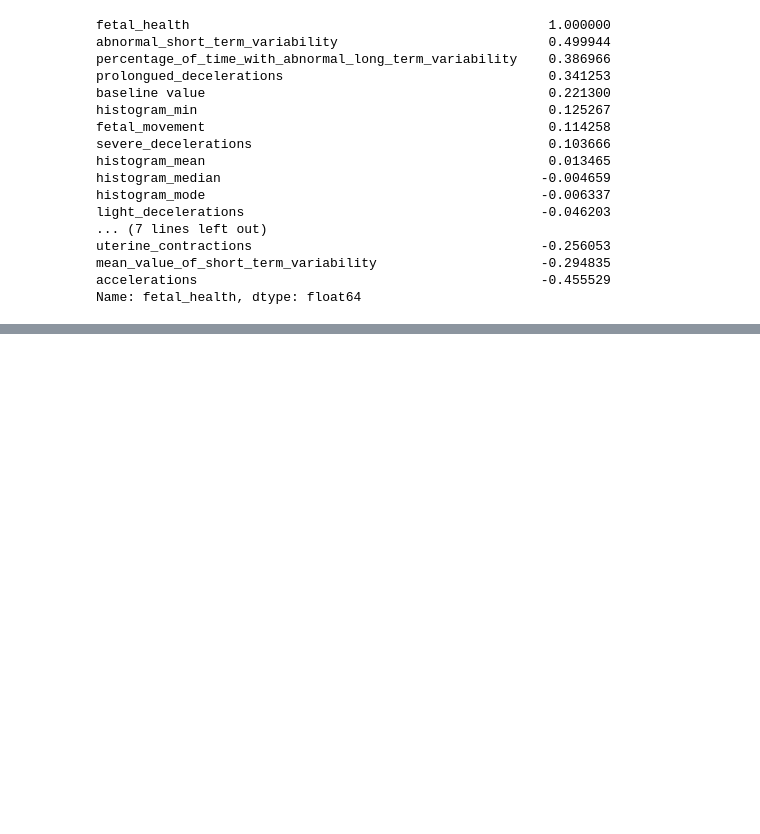
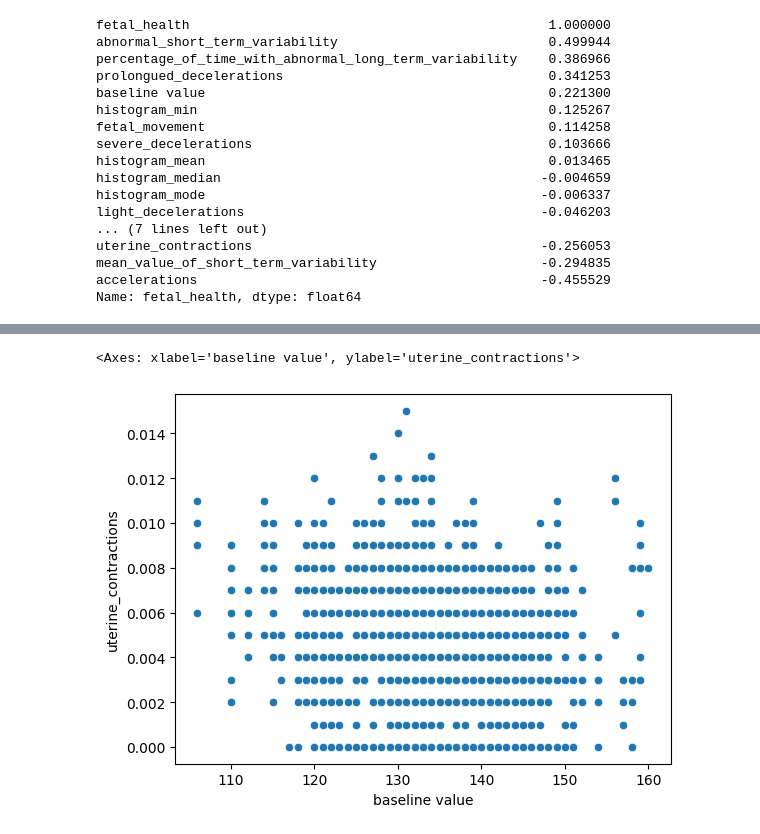
Before and after one commit to AayushParab44/Advanced_Statistics, a Jupyter notebook: EDA_Foetal_Health_Analysis notebook.ipynb, the cells around one changed output, grey strips where cells are left out. Drawn from its saved outputs; the diff is of its cells as text; code cells hidden in the pictures; blank space fills up the shorter version.

```diff
--- a/EDA_Foetal_Health_Analysis notebook.ipynb
+++ b/EDA_Foetal_Health_Analysis notebook.ipynb
@@ -439,0 +502,5 @@ Name: fetal_health, dtype: float64
+# %%
+sns.scatterplot(data=df,x='baseline value',y='uterine_contractions')
+# %% [output]
+<Axes: xlabel='baseline value', ylabel='uterine_contractions'>
+[figure, added]
```
Also changed, not shown: parts of 19 cells of this notebook, 4 other files.
